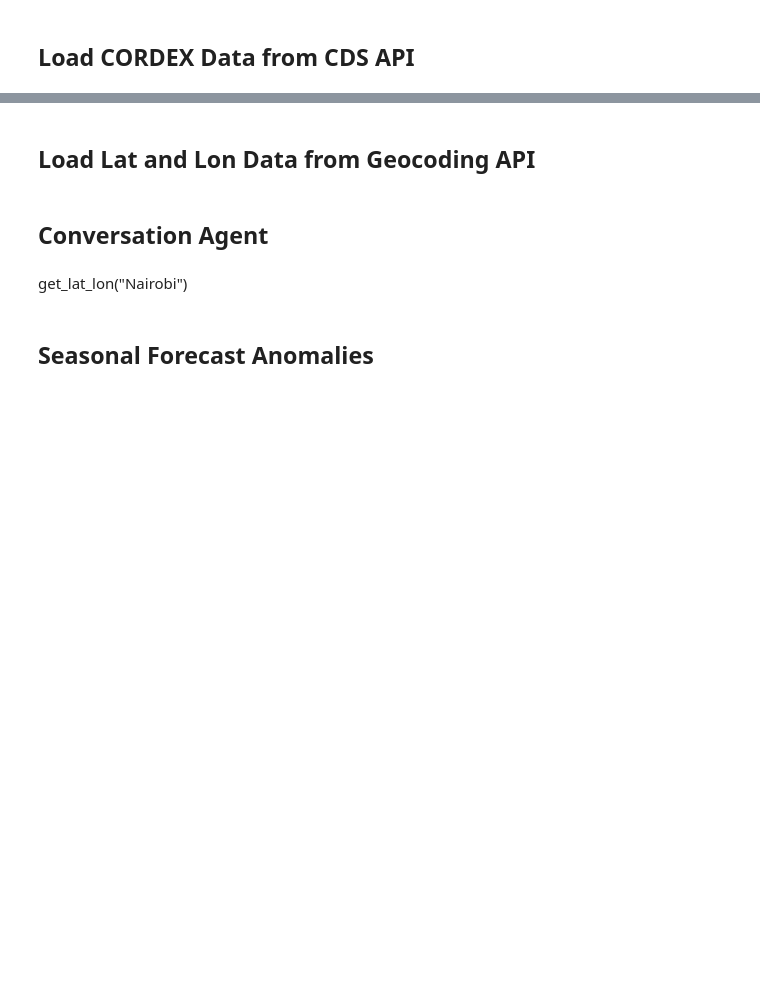
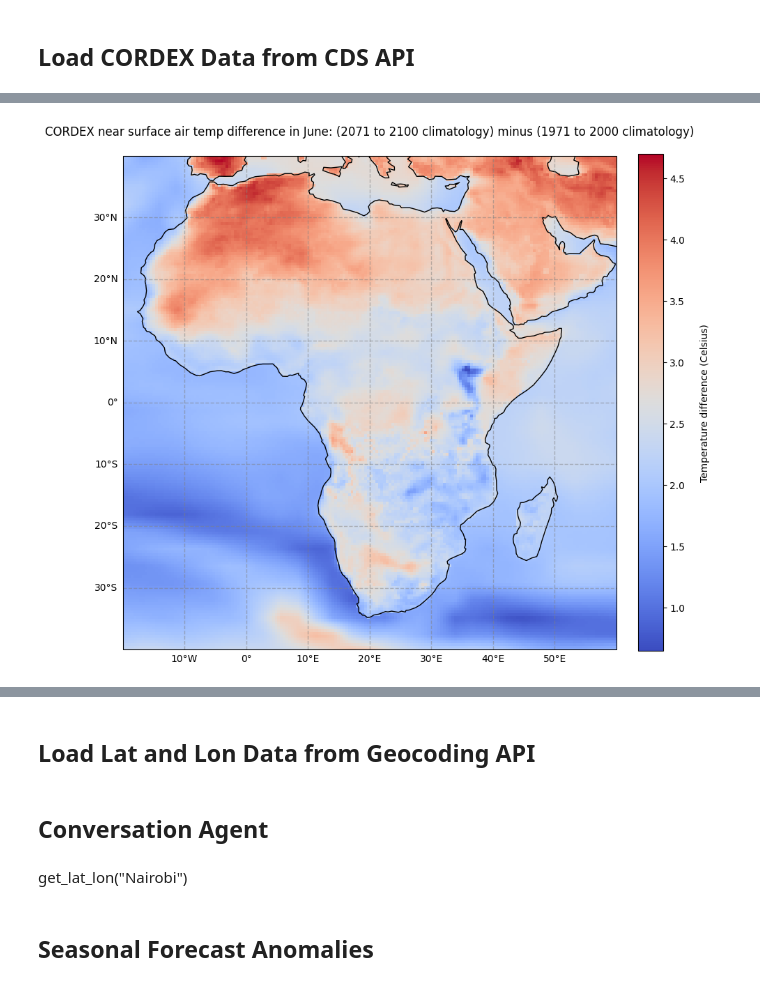
Before and after one commit to JobCollins/daas, a Jupyter notebook: test.ipynb, the cells around one changed output, grey strips where cells are left out. Drawn from its saved outputs; the diff is of its cells as text; code cells hidden in the pictures; blank space fills up the shorter version.

Commit message:
BugFix: Wrong mm per month values

```diff
--- a/test.ipynb
+++ b/test.ipynb
@@ -115,0 +464,9 @@ main()
+# %%
+ds_2071_2100_projection = xr.open_mfdataset(f'{data_dir}*CanESM2_rcp45*.nc')
+# %%
+# load the data variable tas and pr from the Dataset
+tas_2071_2100_projection = ds_2071_2100_projection['tas']
+pr_2071_2100_projection = ds_2071_2100_projection['pr']
+# %%
+tas_2071_2100_climatology = tas_2071_2100_projection.groupby('time.month').mean()
+tas_2071_2100_climatology_degC = tas_2071_2100_climatology - 273.15
@@ -115,0 +536,4 @@ main()
+# %%
+tas_difference_climatology_degC = tas_2071_2100_climatology_degC - tas_1971_2000_climatology_degC
+pr_difference_climatology_mm_month = pr_2071_2100_climatology_mm_month - pr_1971_2000_climatology_mm_month
+pr_difference_climatology = pr_2071_2100_climatology - pr_1971_2000_climatology
@@ -115,0 +554,31 @@ main()
+# %%
+import cartopy.crs as ccrs
+from cartopy.mpl.gridliner import LONGITUDE_FORMATTER, LATITUDE_FORMATTER
+import cartopy.feature as cfeature
+
+month=5
+
+# Initiate the plot
+fig = plt.figure(figsize=(10,10))
+ax = plt.subplot(1,1,1, projection=ccrs.PlateCarree())
+
+# Plot the 2D map with pcolormesh
+im = plt.pcolormesh(tas_difference_climatology_degC.rlon, tas_difference_climatology_degC.rlat,
+                   tas_difference_climatology_degC[month,:,:], cmap='coolwarm', transform=ccrs.PlateCarree())
+
+# Add coast- and gridlines
+ax.coastlines(color='black')
+ax.set_extent([-20,60,-40,40], crs=ccrs.PlateCarree())
+gl = ax.gridlines(draw_labels=True, linewidth=1, color='gray', alpha=0.5, linestyle='--')
+gl.top_labels = False
+gl.right_labels = False
+
+# Add title and legend
+ax.set_title('CORDEX near surface air temp difference in June: (2071 to 2100 climatology) minus (1971 to 2000 climatology)\n', fontsize=12)
+cbar = plt.colorbar(im,fraction=0.046, pad=0.04)
+cbar.set_label('\nTemperature difference (Celsius)\n')
+
+# Save the figure
+fig.savefig(f'{data_dir}TAS_1971-2000_2071-2100_june.png', dpi=300)
+# %% [output]
+[figure, added]
```
Also changed, not shown: parts of 23 cells of this notebook, 1 other file.
